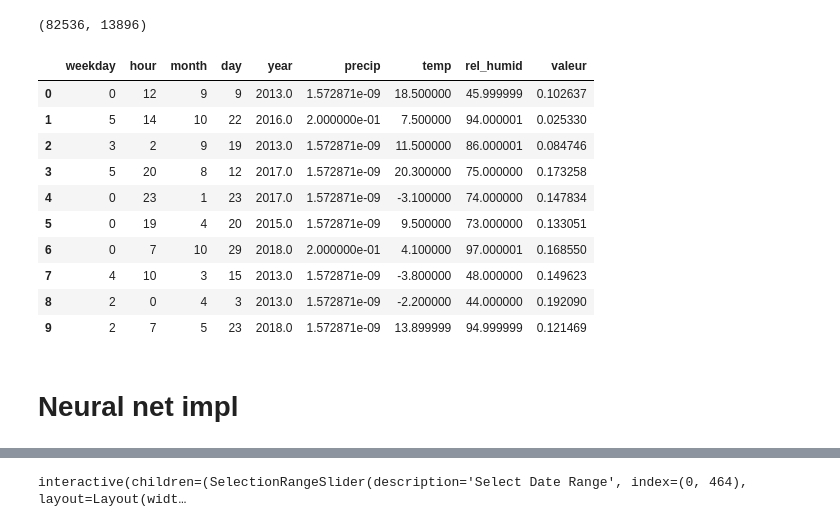
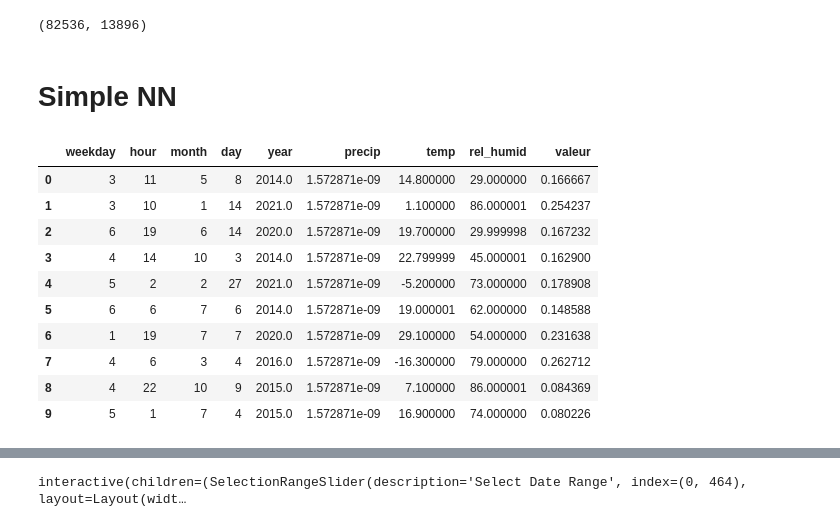
Before and after one commit to Magellol/montreal-aqi-predictions, a Jupyter notebook: index.ipynb, the cells around one changed output, grey strips where cells are left out. Saved outputs shown, nothing was run; the diff lists cells and outputs as text; code cells hidden in the pictures.

```diff
--- a/index.ipynb
+++ b/index.ipynb
@@ -283,29 +283,3 @@ test_idxs = np.where(test_idx)[0].tolist()
 len(merged.loc[train_idxs]), len(valid_idxs)
 # %% [output]
 (82536, 13896)
-# %%
-to = TabularPandas(
-  merged,
-  procs=[Categorify, Normalize],
-  cat_names=['weekday', 'hour', 'month', 'day'],
-  cont_names=['year', "precip", "temp", "rel_humid"],
-  y_names=['valeur'],
-  splits=(train_idxs, valid_idxs),
-  y_block=RegressionBlock()
-)
-
-dls = to.dataloaders(bs=1024)
-
-dls.show_batch()
-# %% [output]
-|  | weekday | hour | month | day | year | precip | temp | rel_humid | valeur |
-| 0 | 0 | 12 | 9 | 9 | 2013.0 | 1.572871e-09 | 18.500000 | 45.999999 | 0.102637 |
-| 1 | 5 | 14 | 10 | 22 | 2016.0 | 2.000000e-01 | 7.500000 | 94.000001 | 0.025330 |
-| 2 | 3 | 2 | 9 | 19 | 2013.0 | 1.572871e-09 | 11.500000 | 86.000001 | 0.084746 |
-| 3 | 5 | 20 | 8 | 12 | 2017.0 | 1.572871e-09 | 20.300000 | 75.000000 | 0.173258 |
-| 4 | 0 | 23 | 1 | 23 | 2017.0 | 1.572871e-09 | -3.100000 | 74.000000 | 0.147834 |
-| 5 | 0 | 19 | 4 | 20 | 2015.0 | 1.572871e-09 | 9.500000 | 73.000000 | 0.133051 |
-| 6 | 0 | 7 | 10 | 29 | 2018.0 | 2.000000e-01 | 4.100000 | 97.000001 | 0.168550 |
-| 7 | 4 | 10 | 3 | 15 | 2013.0 | 1.572871e-09 | -3.800000 | 48.000000 | 0.149623 |
-| 8 | 2 | 0 | 4 | 3 | 2013.0 | 1.572871e-09 | -2.200000 | 44.000000 | 0.192090 |
-| 9 | 2 | 7 | 5 | 23 | 2018.0 | 1.572871e-09 | 13.899999 | 94.999999 | 0.121469 |
@@ -312,2 +301,2 @@ dls.show_batch()
 # %% [markdown]
-# Neural net impl
+# Simple NN
@@ -329,2 +303,28 @@ def mk_analysis_df(df, preds, scaler):
+# %%
+to = TabularPandas(
+  merged,
+  procs=[Categorify, Normalize],
+  cat_names=['weekday', 'hour', 'month', 'day'],
+  cont_names=['year', "precip", "temp", "rel_humid"],
+  y_names=['valeur'],
+  splits=(train_idxs, valid_idxs),
+  y_block=RegressionBlock()
+)
+
+dls = to.dataloaders(bs=2048)
+
+dls.show_batch()
+# %% [output]
+|  | weekday | hour | month | day | year | precip | temp | rel_humid | valeur |
+| 0 | 3 | 11 | 5 | 8 | 2014.0 | 1.572871e-09 | 14.800000 | 29.000000 | 0.166667 |
+| 1 | 3 | 10 | 1 | 14 | 2021.0 | 1.572871e-09 | 1.100000 | 86.000001 | 0.254237 |
+| 2 | 6 | 19 | 6 | 14 | 2020.0 | 1.572871e-09 | 19.700000 | 29.999998 | 0.167232 |
+| 3 | 4 | 14 | 10 | 3 | 2014.0 | 1.572871e-09 | 22.799999 | 45.000001 | 0.162900 |
+| 4 | 5 | 2 | 2 | 27 | 2021.0 | 1.572871e-09 | -5.200000 | 73.000000 | 0.178908 |
+| 5 | 6 | 6 | 7 | 6 | 2014.0 | 1.572871e-09 | 19.000001 | 62.000000 | 0.148588 |
+| 6 | 1 | 19 | 7 | 7 | 2020.0 | 1.572871e-09 | 29.100000 | 54.000000 | 0.231638 |
+| 7 | 4 | 6 | 3 | 4 | 2016.0 | 1.572871e-09 | -16.300000 | 79.000000 | 0.262712 |
+| 8 | 4 | 22 | 10 | 9 | 2015.0 | 1.572871e-09 | 7.100000 | 86.000001 | 0.084369 |
+| 9 | 5 | 1 | 7 | 4 | 2015.0 | 1.572871e-09 | 16.900000 | 74.000000 | 0.080226 |
 # %%
 learn = tabular_learner(dls, metrics=mae, layers=[500, 250], y_range=(0, 1))
```
Also changed, not shown: parts of 16 cells of this notebook.
